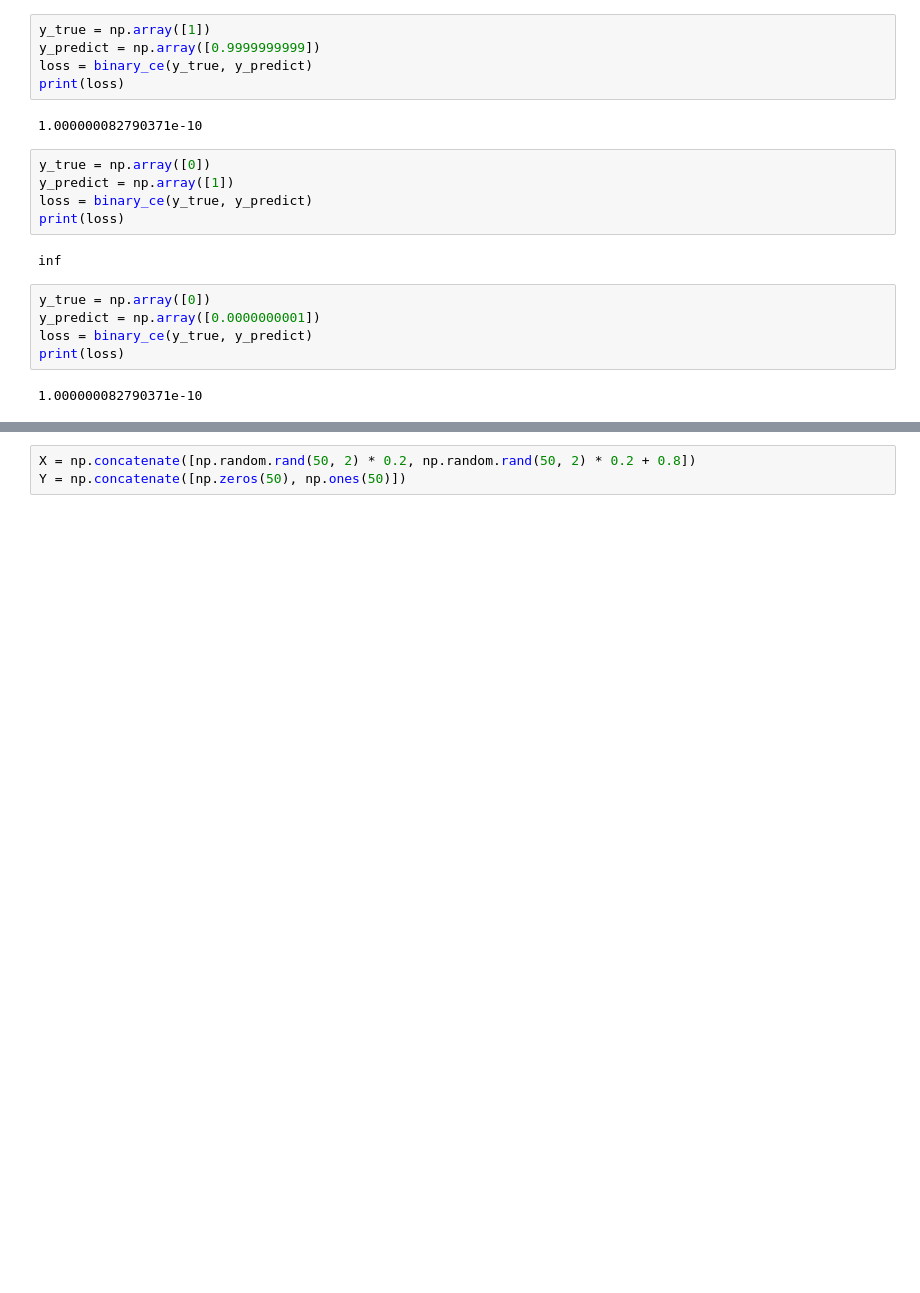
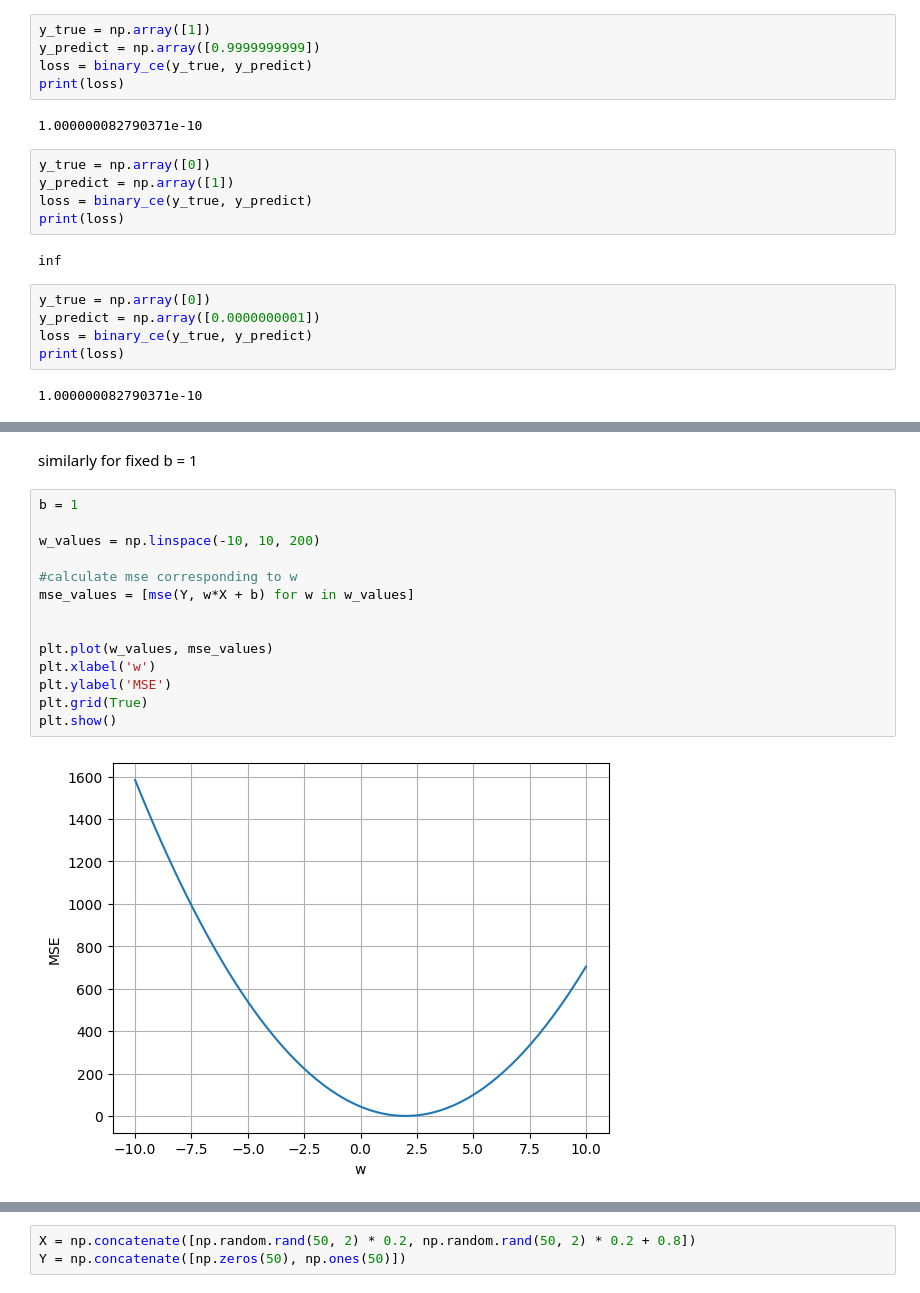
Before and after one commit to leonyangucl/2023fyp, a Jupyter notebook: CNN.ipynb, the cells around one changed output, grey strips where cells are left out. Cells and saved outputs as stored; diff of their text form; blank space fills up the shorter version.

```diff
--- a/CNN.ipynb
+++ b/CNN.ipynb
@@ -121,0 +177,18 @@ print(loss)
+# %% [markdown]
+similarly for fixed b = 1
+# %%
+b = 1
+
+w_values = np.linspace(-10, 10, 200)
+
+#calculate mse corresponding to w
+mse_values = [mse(Y, w*X + b) for w in w_values]
+
+
+plt.plot(w_values, mse_values)
+plt.xlabel('w')
+plt.ylabel('MSE')
+plt.grid(True)
+plt.show()
+# %% [output]
+[figure, added]
```
Also changed, not shown: parts of 38 cells of this notebook.
